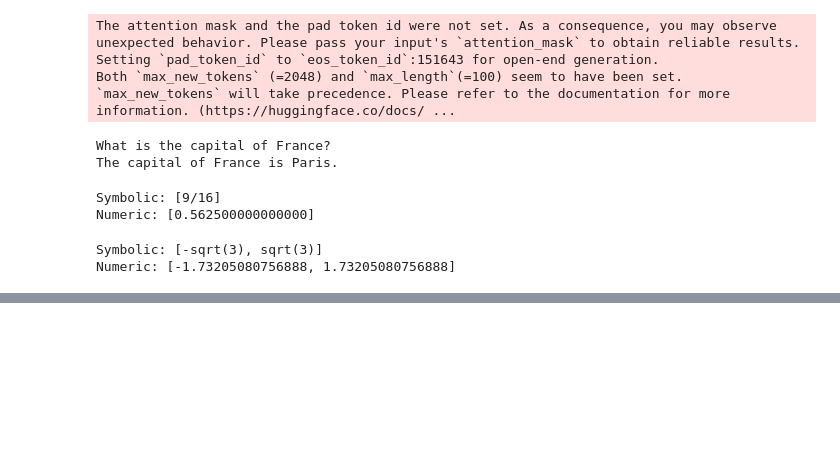
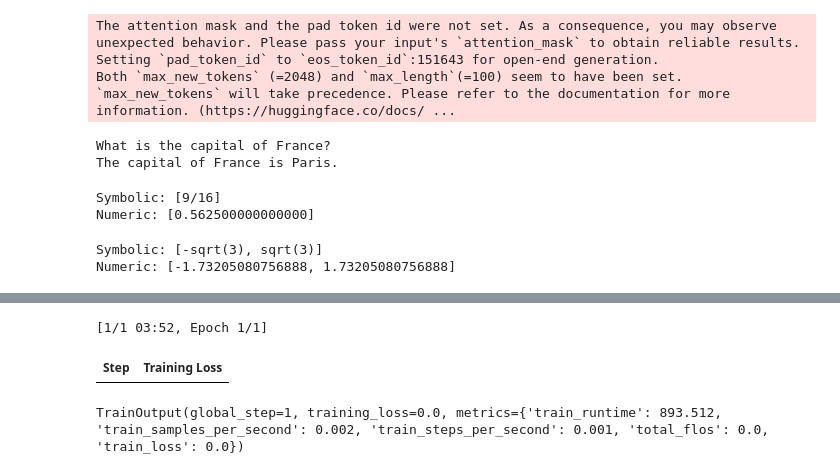
Before and after one commit to Arpit1118/Post-Training-LLMs-with-RL, a Jupyter notebook: LLM_using_RL.ipynb, the cells around one changed output, grey strips where cells are left out. Drawn from its saved outputs; the diff is of its cells as text; code cells hidden in the pictures; blank space fills up the shorter version.

Commit message:
Added GRPO with reward function

```diff
--- a/LLM_using_RL.ipynb
+++ b/LLM_using_RL.ipynb
@@ -195,0 +291,5 @@ Numeric: [-1.73205080756888, 1.73205080756888]
+# %%
+train_dataset = [
+    {"prompt": "Solve x^2 - 4 = 0"},
+    {"prompt": "Tell me a joke"}
+]
@@ -195,0 +316,29 @@ Numeric: [-1.73205080756888, 1.73205080756888]
+# %%
+from trl import GRPOConfig, GRPOTrainer
+
+USE_GPU = False  # Assuming CPU-only
+
+config = GRPOConfig(
+    per_device_train_batch_size=1,
+    gradient_accumulation_steps=8,
+    num_generations=4,
+    num_train_epochs=1,
+    learning_rate=5e-6,
+    logging_steps=2,
+    no_cuda=not USE_GPU,
+    report_to = "none"
+)
+
+# Instantiate GRPOTrainer
+grpo_trainer = GRPOTrainer(
+    model=model,
+    args=config,
+    reward_funcs=reward_func,
+    train_dataset=train_dataset
+)
+
+grpo_trainer.train()
+# %% [output]
+[1/1 03:52, Epoch 1/1]
+| Step | Training Loss |
+TrainOutput(global_step=1, training_loss=0.0, metrics={'train_runtime': 893.512, 'train_samples_per_second': 0.002, 'train_steps_per_second': 0.001, 'total_flos': 0.0, 'train_loss': 0.0})
```
Also changed, not shown: parts of 10 cells of this notebook.
